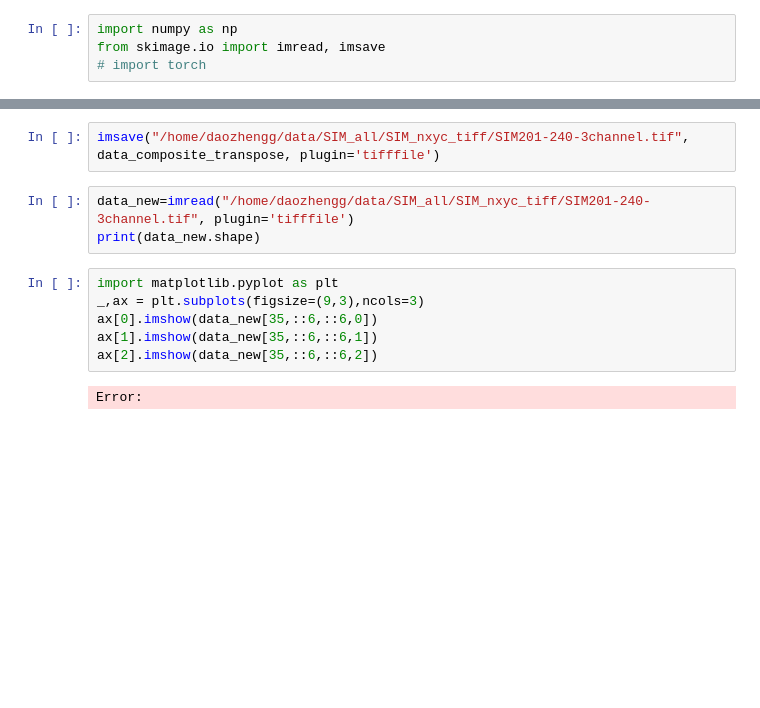
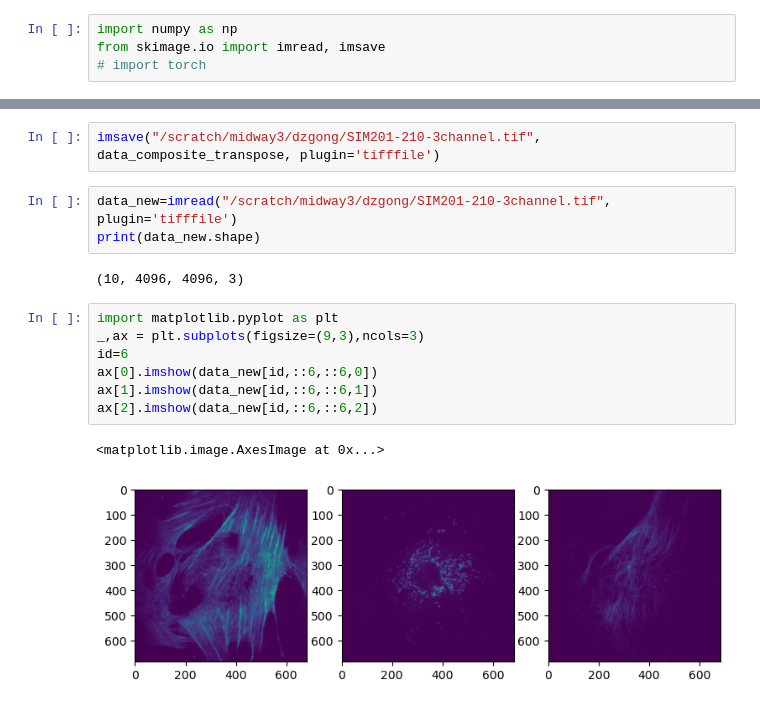
Before and after one commit to DZGong/uSplit, a Jupyter notebook: usplit/save_tiff.ipynb, the cells around one changed output, grey strips where cells are left out. Cells and saved outputs as stored; diff of their text form; blank space fills up the shorter version.

Commit message:
change save_tiff to match with RCC

```diff
--- a/usplit/save_tiff.ipynb
+++ b/usplit/save_tiff.ipynb
@@ -50,13 +48,17 @@ data_composite =None
 # %%
-imsave("/home/daozhengg/data/SIM_all/SIM_nxyc_tiff/SIM201-240-3channel.tif", data_composite_transpose, plugin='tifffile')
+imsave("/scratch/midway3/dzgong/SIM201-210-3channel.tif", data_composite_transpose, plugin='tifffile')
 # %%
-data_new=imread("/home/daozhengg/data/SIM_all/SIM_nxyc_tiff/SIM201-240-3channel.tif", plugin='tifffile')
+data_new=imread("/scratch/midway3/dzgong/SIM201-210-3channel.tif", plugin='tifffile')
 print(data_new.shape)
+# %% [output]
+(10, 4096, 4096, 3)
 # %%
 import matplotlib.pyplot as plt
 _,ax = plt.subplots(figsize=(9,3),ncols=3)
-ax[0].imshow(data_new[35,::6,::6,0])
-ax[1].imshow(data_new[35,::6,::6,1])
-ax[2].imshow(data_new[35,::6,::6,2])
+id=6
+ax[0].imshow(data_new[id,::6,::6,0])
+ax[1].imshow(data_new[id,::6,::6,1])
+ax[2].imshow(data_new[id,::6,::6,2])
 # %% [output]
-Error:
+<matplotlib.image.AxesImage at 0x...>
+[figure, added]
```
Also changed, not shown: parts of 8 cells of this notebook, 1 other file.
